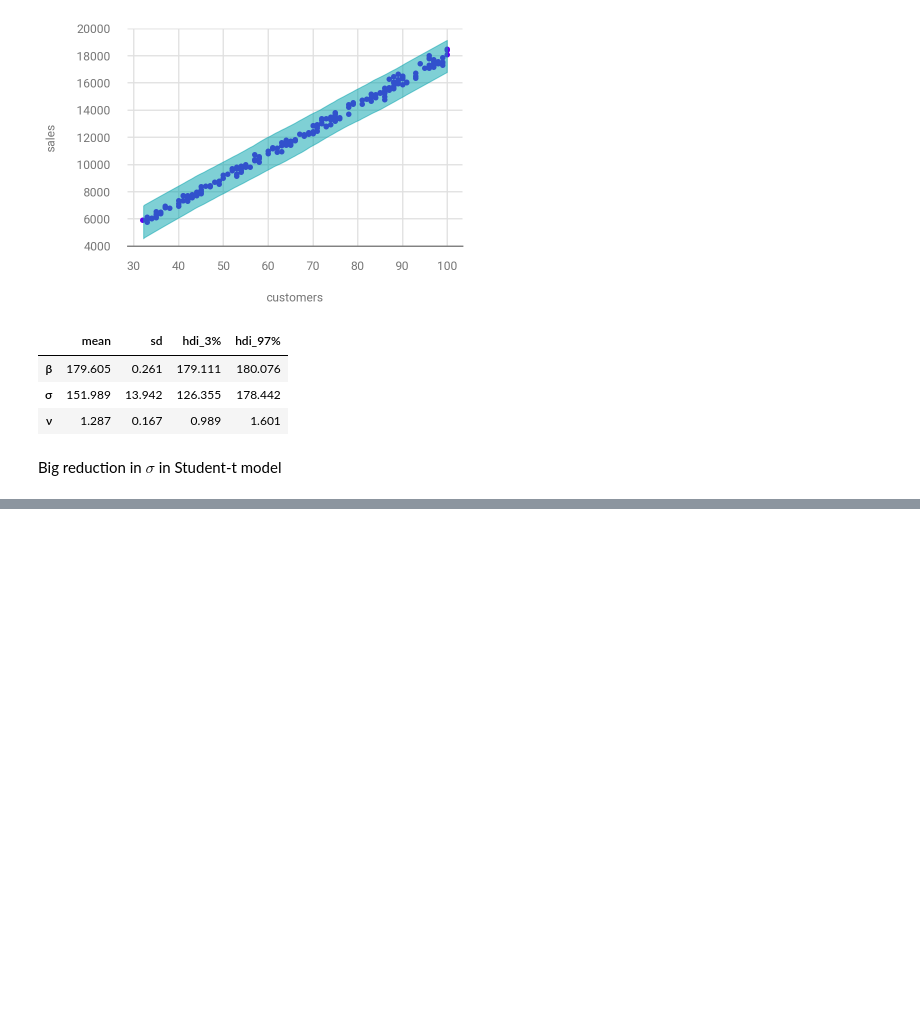
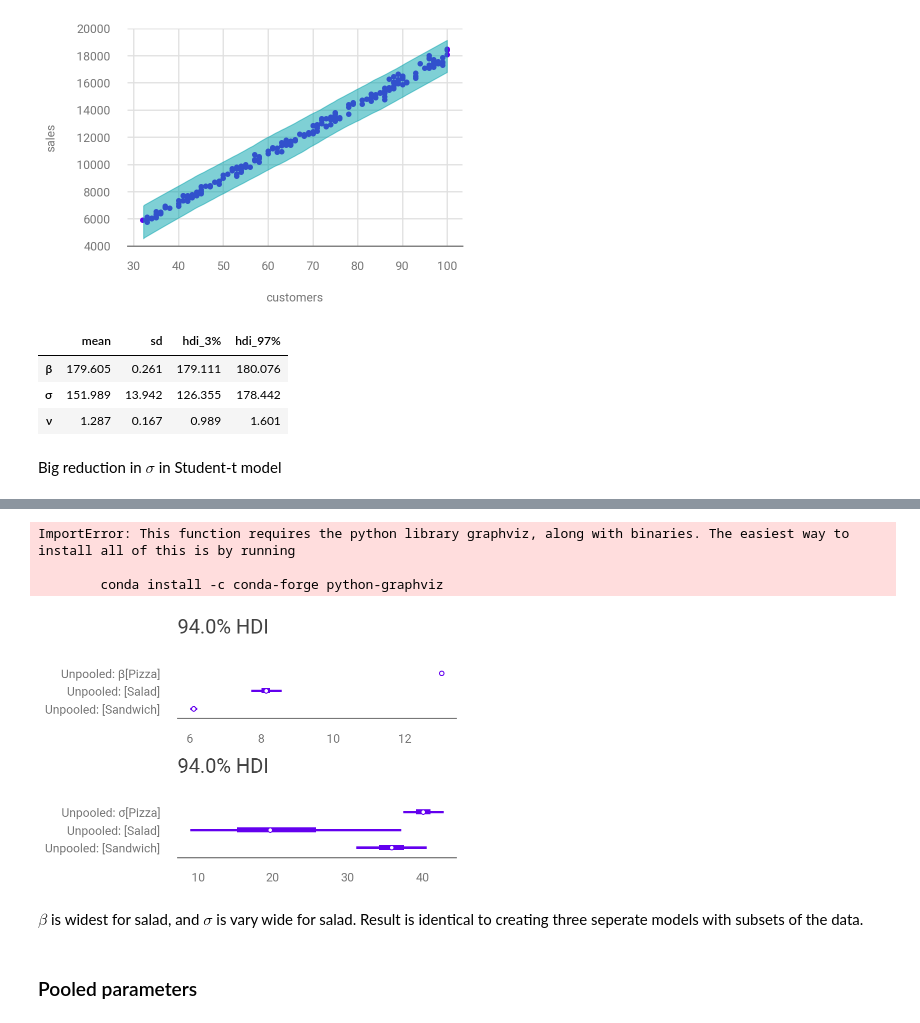
Before and after one commit to paw-lu/bayesian-modeling-computation-python, a Jupyter notebook: notebooks/4_extending_linear_models.ipynb, the cells around one changed output, grey strips where cells are left out. Cells and saved outputs as stored; diff of their text form; code cells hidden in the pictures; blank space fills up the shorter version.

```diff
--- a/notebooks/4_extending_linear_models.ipynb
+++ b/notebooks/4_extending_linear_models.ipynb
@@ -352,0 +393,26 @@ Big reduction in $\sigma$ in Student-t model
+# %%
+pm.model_to_graphviz(model_sales_unpooled)
+# %% [output]
+ImportError: This function requires the python library graphviz, along with binaries. The easiest way to install all of this is by running
+
+        conda install -c conda-forge python-graphviz
+# %%
+_, axes = plt.subplots(2)
+for var_name, ax in zip(["β", "σ"], axes):
+    az.plot_forest(
+        [inf_data_sales_unpooled],
+        model_names=["Unpooled"],
+        var_names=[var_name],
+        combined=True,
+        ax=ax,
+    )
+plt.tight_layout();
+# %% [output]
+[figure, added]
+# %% [markdown]
+$\beta$ is widest for salad,
+and $\sigma$ is vary wide for salad.
+Result is identical to creating three seperate models
+with subsets of the data.
+# %% [markdown]
+### Pooled parameters
```
Also changed, not shown: parts of 17 cells of this notebook, 1 other file.
